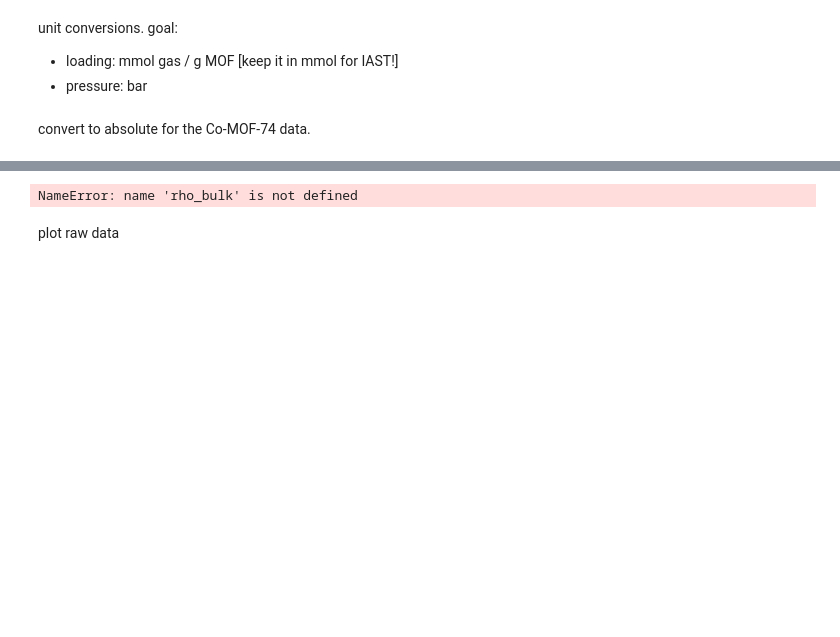
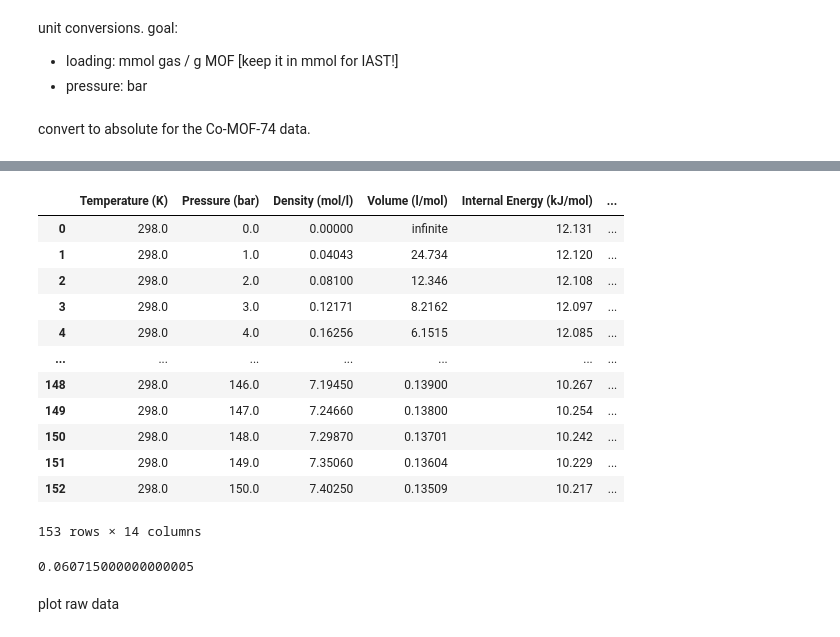
Before and after one commit to SimonEnsemble/unresponsive_directions_in_sensors, a Jupyter notebook: IAST.ipynb, the cells around one changed output, grey strips where cells are left out. Cells and saved outputs as stored; diff of their text form; code cells hidden in the pictures; blank space fills up the shorter version.

```diff
--- a/IAST.ipynb
+++ b/IAST.ipynb
@@ -81,10 +77,29 @@ SyntaxError: invalid syntax (<ipython-input-35-84f938a91d08>, line 3)
+# %%
+bulk_gas_density["CH4"]["Pressure (bar)"]
+# %% [output]
+|  | Temperature (K) | Pressure (bar) | Density (mol/l) | Volume (l/mol) | Internal Energy (kJ/mol) | ... |
+| 0 | 298.0 | 0.0 | 0.00000 | infinite | 12.131 | ... |
+| 1 | 298.0 | 1.0 | 0.04043 | 24.734 | 12.120 | ... |
+| 2 | 298.0 | 2.0 | 0.08100 | 12.346 | 12.108 | ... |
+| 3 | 298.0 | 3.0 | 0.12171 | 8.2162 | 12.097 | ... |
+| 4 | 298.0 | 4.0 | 0.16256 | 6.1515 | 12.085 | ... |
+| ... | ... | ... | ... | ... | ... | ... |
+| 148 | 298.0 | 146.0 | 7.19450 | 0.13900 | 10.267 | ... |
+| 149 | 298.0 | 147.0 | 7.24660 | 0.13800 | 10.254 | ... |
+| 150 | 298.0 | 148.0 | 7.29870 | 0.13701 | 10.242 | ... |
+| 151 | 298.0 | 149.0 | 7.35060 | 0.13604 | 10.229 | ... |
+| 152 | 298.0 | 150.0 | 7.40250 | 0.13509 | 10.217 | ... |
+153 rows × 14 columns
+# %%
+a = rho_bulk("CH4", 1.5)
+a
+# %% [output]
+0.060715000000000005
 # %%
+# convert vol: mmol/cc = mol/L
 for gas in ["CH4", "N2", "CO2"]:
-
     isotherm_data["Co-MOF-74"][gas]["N(mmol/g)"] = isotherm_data["Co-MOF-74"][gas]["N(mmol/g)"] + V_pore_co_mof_74 * rho_bulk(gas,
-                                                                                                                              isotherm_data["Co-MOF-74"][gas]["P(bar)"])
+                                                                                                                              isotherm_data["Co-MOF-74"][gas]["p(bar)"])
-# %% [output]
-NameError: name 'rho_bulk' is not defined
 # %% [markdown]
 plot raw data
 # %%
```
Also changed, not shown: parts of 10 cells of this notebook, 1 other file.
